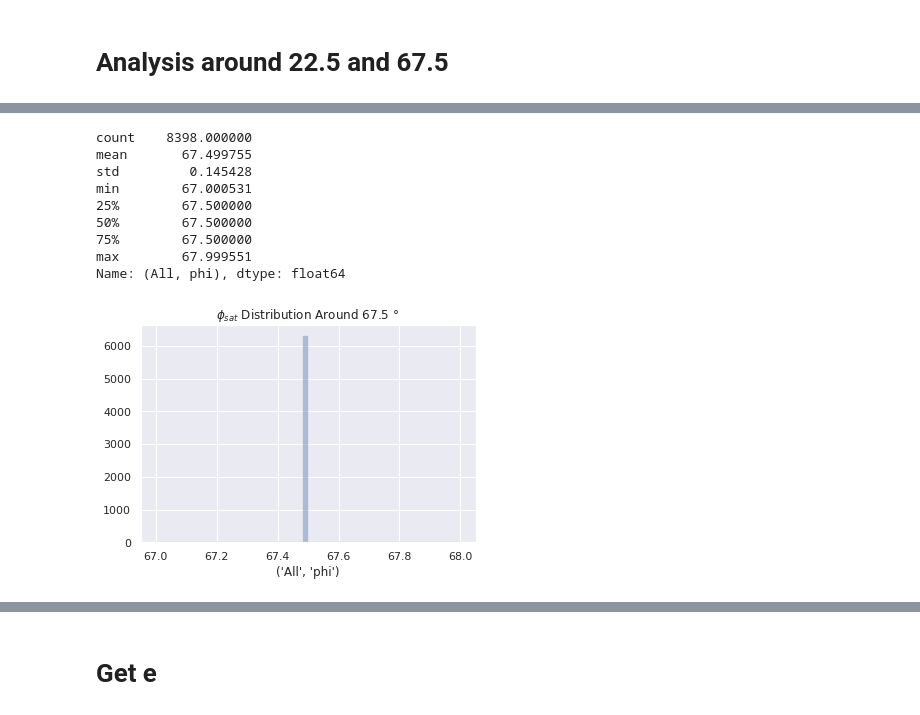
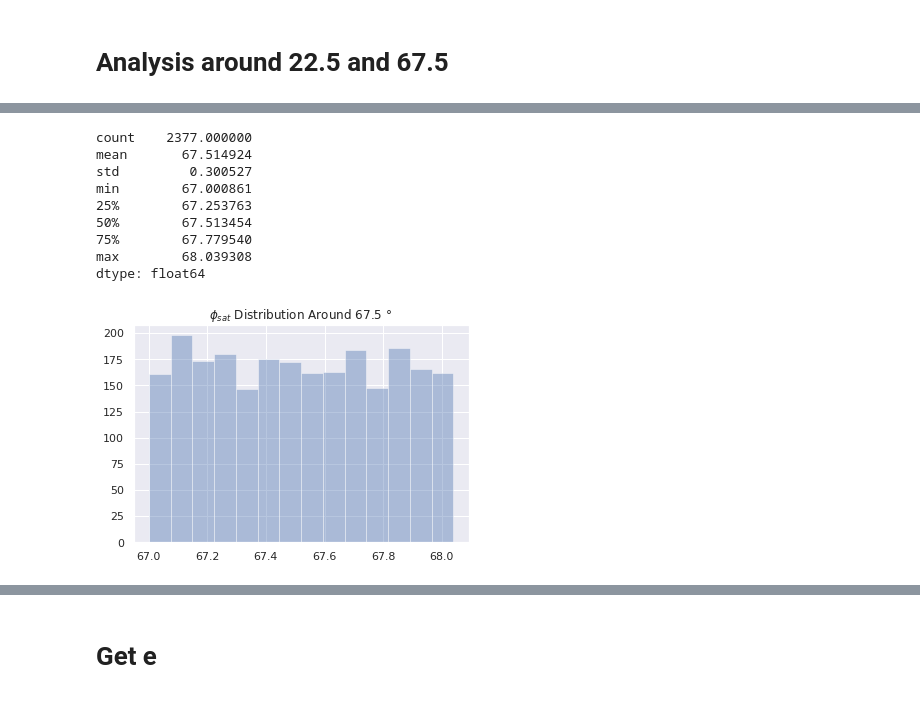
Before and after one commit to aa-12323/sa, a Jupyter notebook: lib/output/mcal/all/all_z/phi_e_sat.ipynb, the cells around one changed output, grey strips where cells are left out. Drawn from its saved outputs; the diff is of its cells as text; code cells hidden in the pictures.

```diff
--- a/lib/output/mcal/all/all_z/phi_e_sat.ipynb
+++ b/lib/output/mcal/all/all_z/phi_e_sat.ipynb
@@ -187,6 +191,7 @@ plt.show()
 
 phi_count=np.histogram(phi_1d,bins=BINS)
 sort=np.argsort(-phi_count[0])
+phi_1d_sort=np.sort(phi_1d)
 print(phi_count[1][sort])
 print(phi_count[0][sort])
 # %% [output]
@@ -223,18 +228,18 @@ Name: (All, phi), dtype: float64
 # %%
 second_cluster_left=np.sum(phi_count[0][0:67])
 second_length=phi_count[0][sort][0]
-second_cluster=phi_1d[second_cluster_left:second_cluster_left+second_length]
+second_cluster=phi_1d_sort[second_cluster_left:second_cluster_left+second_length]
 ax = sns.distplot(second_cluster,kde=False)
 ax.set_title("$\phi_{sat}$ Distribution Around 67.5 $\degree$")
 pd.Series(second_cluster).describe()
 # %% [output]
-count    8398.000000
-mean       67.499755
-std         0.145428
-min        67.000531
-25%        67.500000
-50%        67.500000
-75%        67.500000
-max        67.999551
-Name: (All, phi), dtype: float64
+count    2377.000000
+mean       67.514924
+std         0.300527
+min        67.000861
+25%        67.253763
+50%        67.513454
+75%        67.779540
+max        68.039308
+dtype: float64
-[figure, old version]
+[figure, new version]
```
Also changed, not shown: parts of 40 cells of this notebook, 16 other files.
